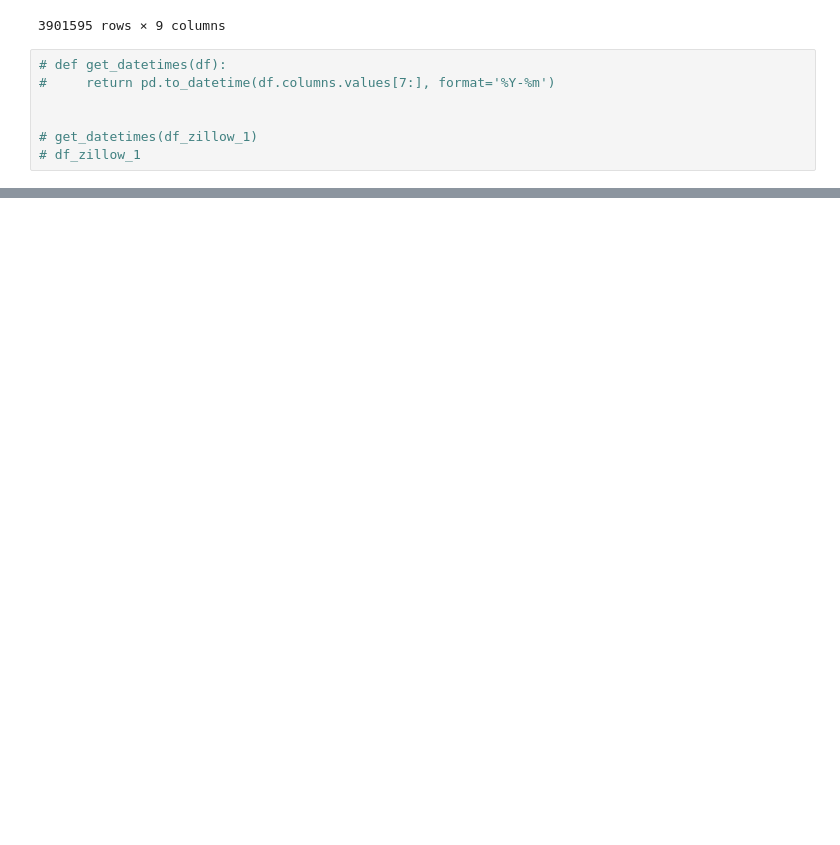
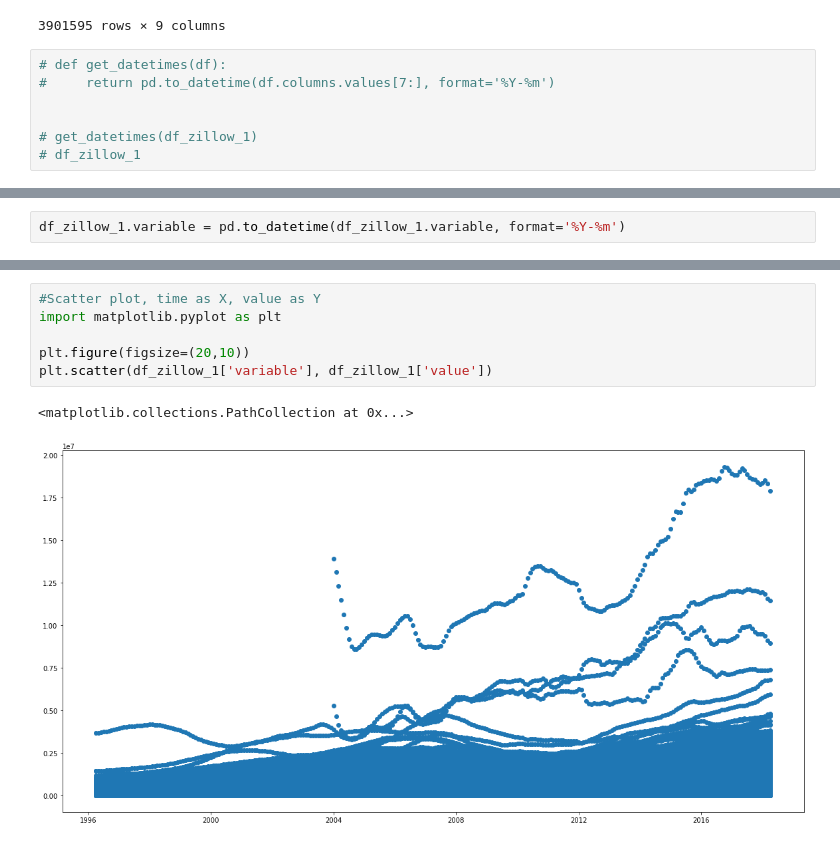
Before and after one commit to akuppan1/Flatiron-Mod-4-Project, a Jupyter notebook: Zillow data EDA.ipynb, the cells around one changed output, grey strips where cells are left out. Saved outputs shown, nothing was run; the diff lists cells and outputs as text; blank space fills up the shorter version.

```diff
--- a/Zillow data EDA.ipynb
+++ b/Zillow data EDA.ipynb
@@ -79,0 +89,2 @@ df_zillow_1.columns.values[7]
+# %%
+df_zillow_1.variable = pd.to_datetime(df_zillow_1.variable, format='%Y-%m')
@@ -79,0 +126,9 @@ df_zillow_1.columns.values[7]
+# %%
+#Scatter plot, time as X, value as Y
+import matplotlib.pyplot as plt
+
+plt.figure(figsize=(20,10))
+plt.scatter(df_zillow_1['variable'], df_zillow_1['value'])
+# %% [output]
+<matplotlib.collections.PathCollection at 0x...>
+[figure, added]
```
Also changed, not shown: parts of 11 cells of this notebook.
